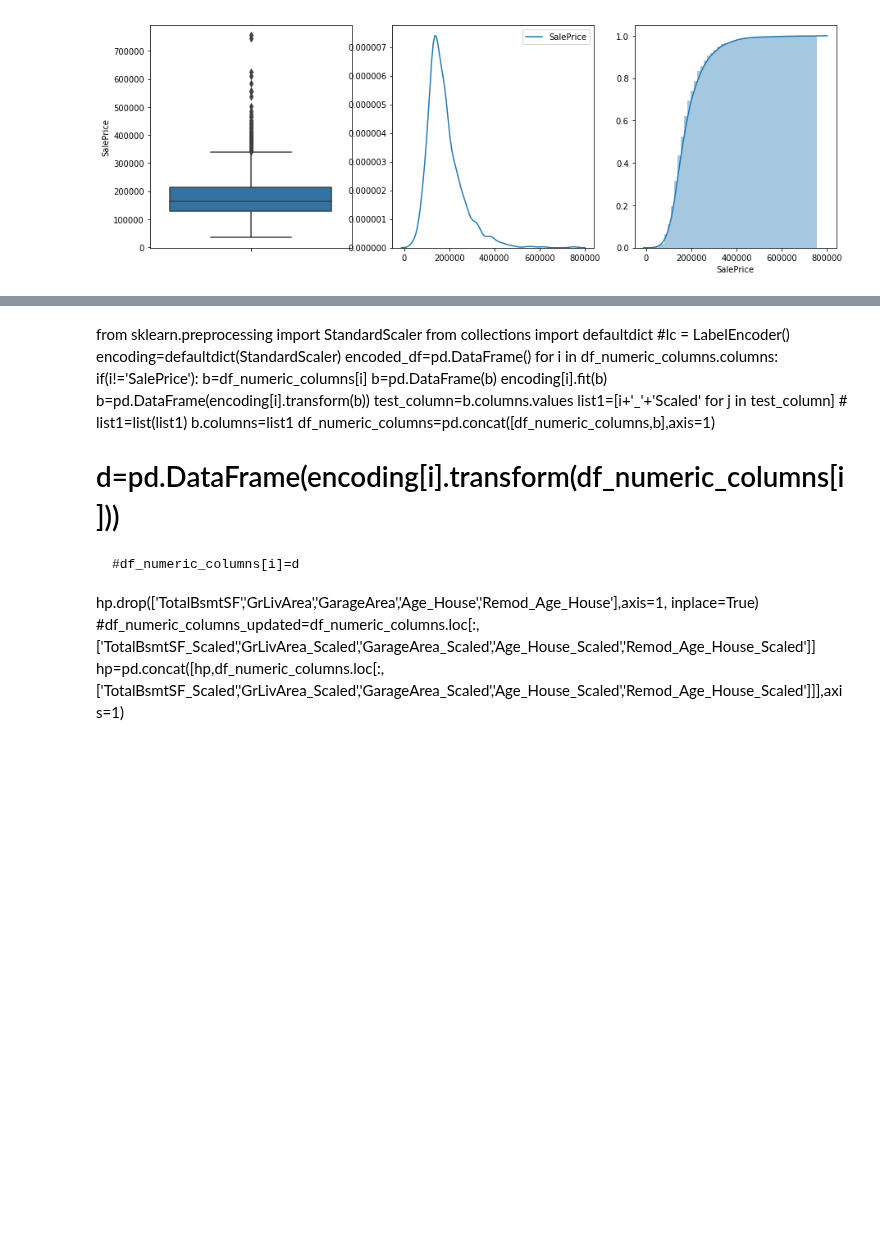
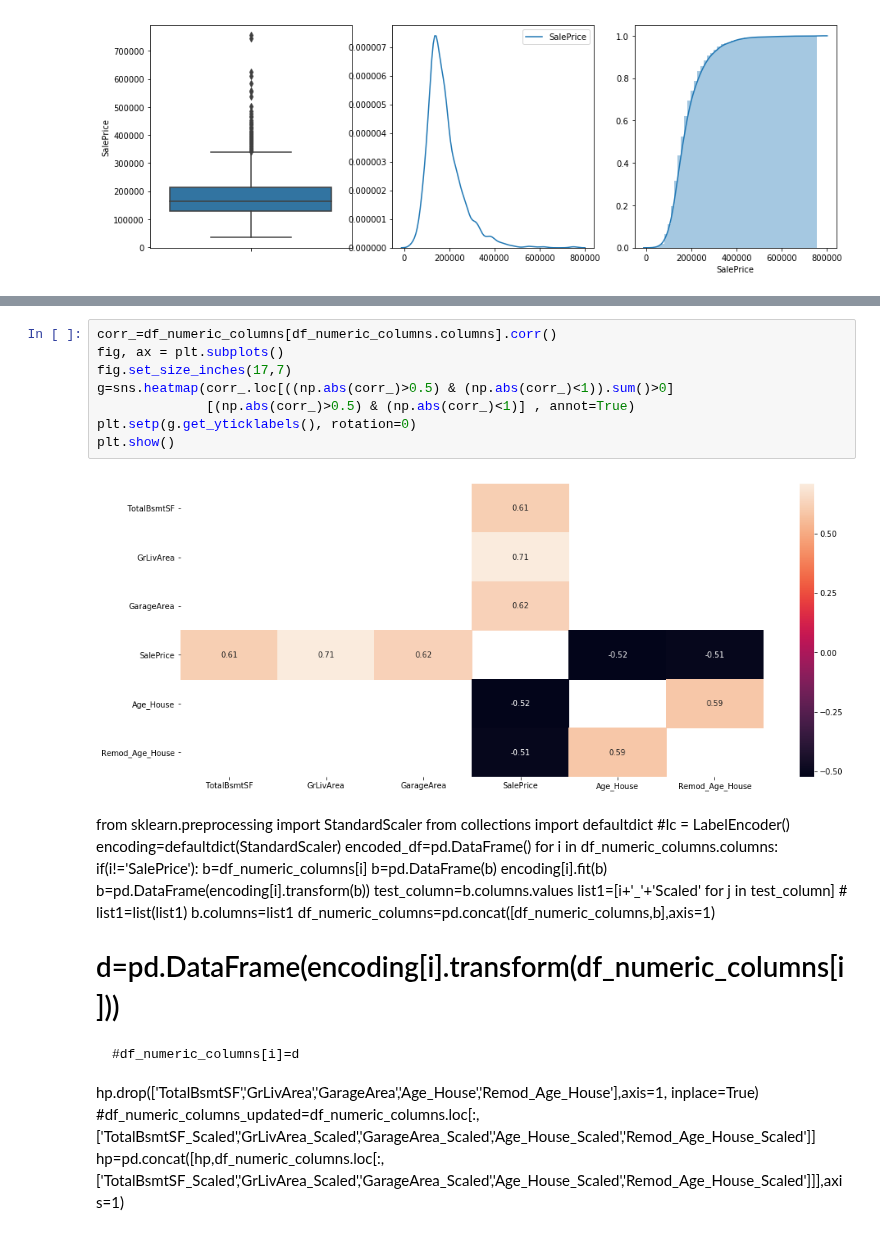
Before and after one commit to nov012017/Code, a Jupyter notebook: Python/Kaggle/House Pricing/HousePricePrediction_Pythoh_619_EOD.ipynb, the cells around one changed output, grey strips where cells are left out. Saved outputs shown, nothing was run; the diff lists cells and outputs as text; blank space fills up the shorter version.

```diff
--- a/Python/Kaggle/House Pricing/HousePricePrediction_Pythoh_619_EOD.ipynb
+++ b/Python/Kaggle/House Pricing/HousePricePrediction_Pythoh_619_EOD.ipynb
@@ -289,3 +304,13 @@ sns.distplot(hp["SalePrice"],
+# %%
+corr_=df_numeric_columns[df_numeric_columns.columns].corr()
+fig, ax = plt.subplots()
+fig.set_size_inches(17,7)
+g=sns.heatmap(corr_.loc[((np.abs(corr_)>0.5) & (np.abs(corr_)<1)).sum()>0]
+              [(np.abs(corr_)>0.5) & (np.abs(corr_)<1)] , annot=True)
+plt.setp(g.get_yticklabels(), rotation=0)
+plt.show()
+# %% [output]
+[figure, added]
 # %% [markdown]
 from sklearn.preprocessing import StandardScaler
 from collections import defaultdict
```
Also changed, not shown: parts of 13 cells of this notebook.
